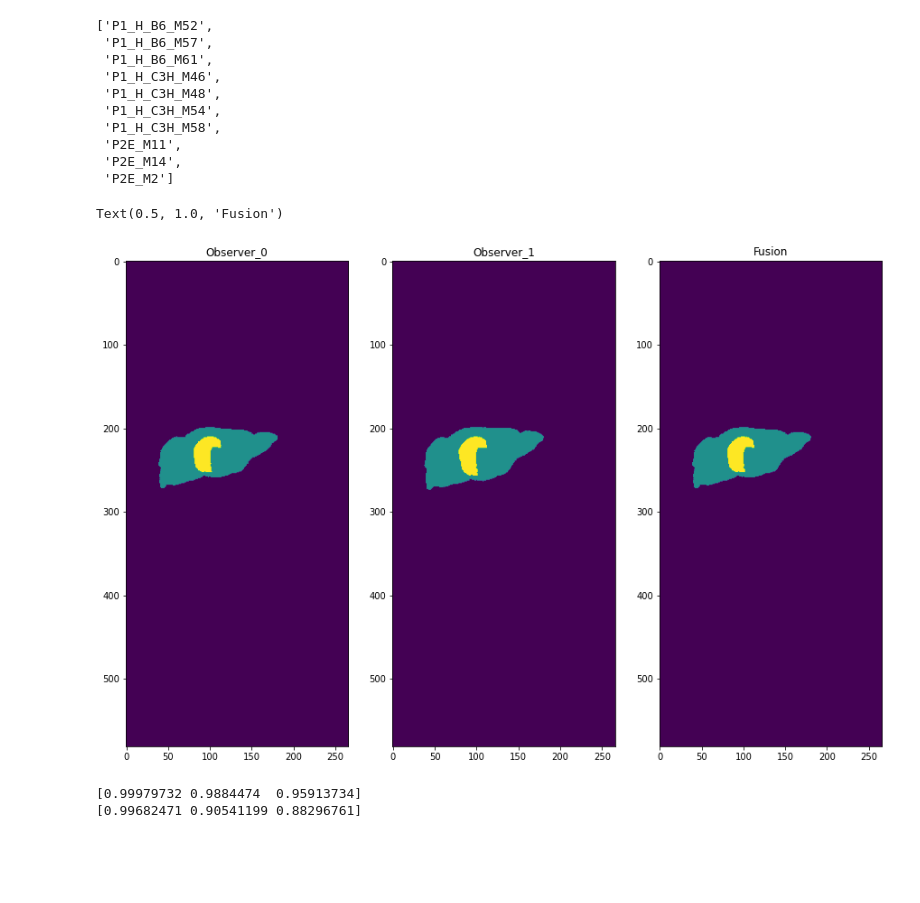
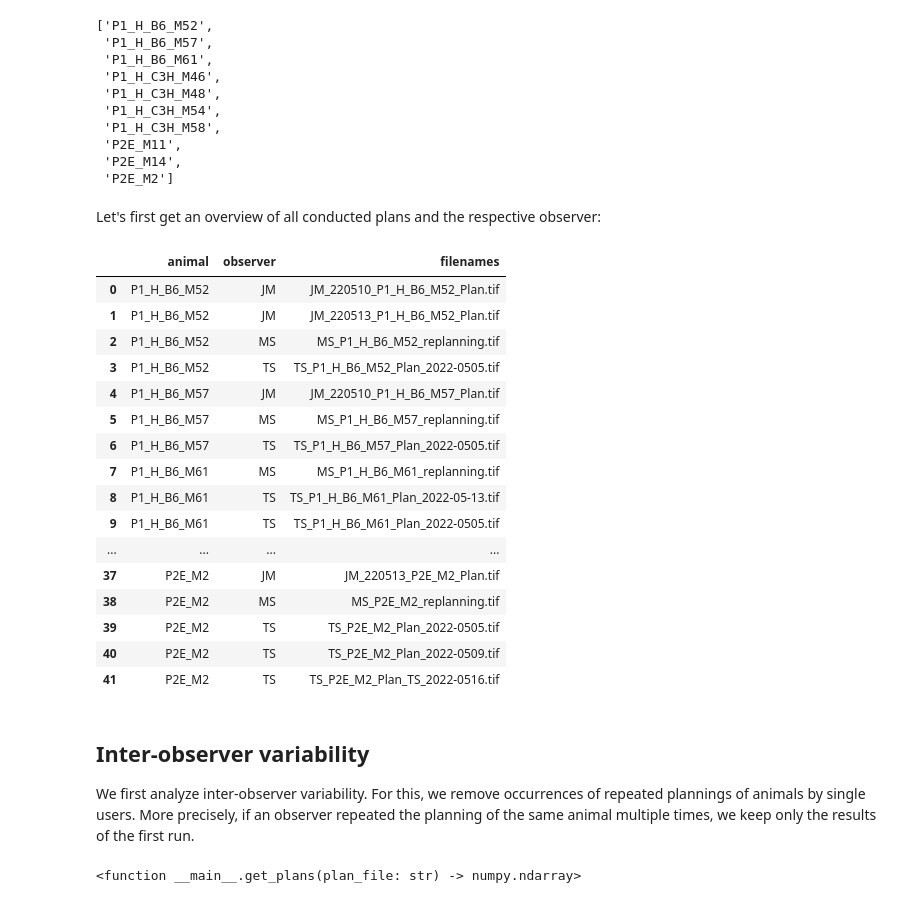
Before and after one commit to jo-mueller/radiographic_workflow_evaluation, a Jupyter notebook: notebooks/Evaluate_planing_variations.ipynb, the cells around one changed output. Drawn from its saved outputs; the diff is of its cells as text; code cells hidden in the pictures; blank space fills up the shorter version.

```diff
--- a/notebooks/Evaluate_planing_variations.ipynb
+++ b/notebooks/Evaluate_planing_variations.ipynb
@@ -43,17 +37,30 @@ plan_fused = np.asarray(stats.mode(plan_stack, axis=0))[0].squeeze()
-# %%
-fig, ax = plt.subplots(ncols = len(plans)+1, figsize = (15, 10))
-[ax[i].imshow(plan) for i, plan in enumerate(plans)]
-[ax[i].set_title(f'Observer_{i}') for i in range(len(plans))]
-ax[-1].imshow(plan_fused)
-ax[-1].set_title('Fusion')
-# %% [output]
-Text(0.5, 1.0, 'Fusion')
-[figure, removed]
-# %%
-# Label-wise jaccard score
-for plan in plans:
-    JC = metrics.jaccard_score(plan_fused.flatten(), plan.flatten(), average=None)
-    print(JC)
-# %% [output]
-[0.99979732 0.9884474  0.95913734]
-[0.99682471 0.90541199 0.88296761]
+# %% [markdown]
+Let's first get an overview of all conducted plans and the respective observer:
+# %%
+plans = {'animal': [], 'observer': [], 'filenames': []}
+for animal in animals:
+    filenames = glob.glob(os.path.join(root, animal, '*.tif'))
+    plans['animal'] += [animal] * len(filenames)
+    plans['observer'] += [os.path.basename(f).split('_')[0] for f in filenames]
+    plans['filenames'] += [os.path.basename(f) for f in filenames]
+
+plans = pd.DataFrame(plans)
+plans
+# %% [output]
+|  | animal | observer | filenames |
+| 0 | P1_H_B6_M52 | JM | JM_220510_P1_H_B6_M52_Plan.tif |
+| 1 | P1_H_B6_M52 | JM | JM_220513_P1_H_B6_M52_Plan.tif |
+| 2 | P1_H_B6_M52 | MS | MS_P1_H_B6_M52_replanning.tif |
+| 3 | P1_H_B6_M52 | TS | TS_P1_H_B6_M52_Plan_2022-0505.tif |
+| 4 | P1_H_B6_M57 | JM | JM_220510_P1_H_B6_M57_Plan.tif |
+| 5 | P1_H_B6_M57 | MS | MS_P1_H_B6_M57_replanning.tif |
+| 6 | P1_H_B6_M57 | TS | TS_P1_H_B6_M57_Plan_2022-0505.tif |
+| 7 | P1_H_B6_M61 | MS | MS_P1_H_B6_M61_replanning.tif |
+| 8 | P1_H_B6_M61 | TS | TS_P1_H_B6_M61_Plan_2022-05-13.tif |
+| 9 | P1_H_B6_M61 | TS | TS_P1_H_B6_M61_Plan_2022-0505.tif |
+| ... | ... | ... | ... |
+| 37 | P2E_M2 | JM | JM_220513_P2E_M2_Plan.tif |
+| 38 | P2E_M2 | MS | MS_P2E_M2_replanning.tif |
+| 39 | P2E_M2 | TS | TS_P2E_M2_Plan_2022-0505.tif |
+| 40 | P2E_M2 | TS | TS_P2E_M2_Plan_2022-0509.tif |
+| 41 | P2E_M2 | TS | TS_P2E_M2_Plan_TS_2022-0516.tif |
@@ -59,0 +91,4 @@ for plan in plans:
+# %% [markdown]
+## Inter-observer variability
+
+We first analyze inter-observer variability. For this, we remove occurrences of repeated plannings of animals by single users. More precisely, if an observer repeated the planning of the same animal multiple times, we keep only the results of the first run.
@@ -59,0 +97,4 @@ for plan in plans:
+# %%
+get_plans
+# %% [output]
+<function __main__.get_plans(plan_file: str) -> numpy.ndarray>
```
Also changed, not shown: parts of 11 cells of this notebook.
